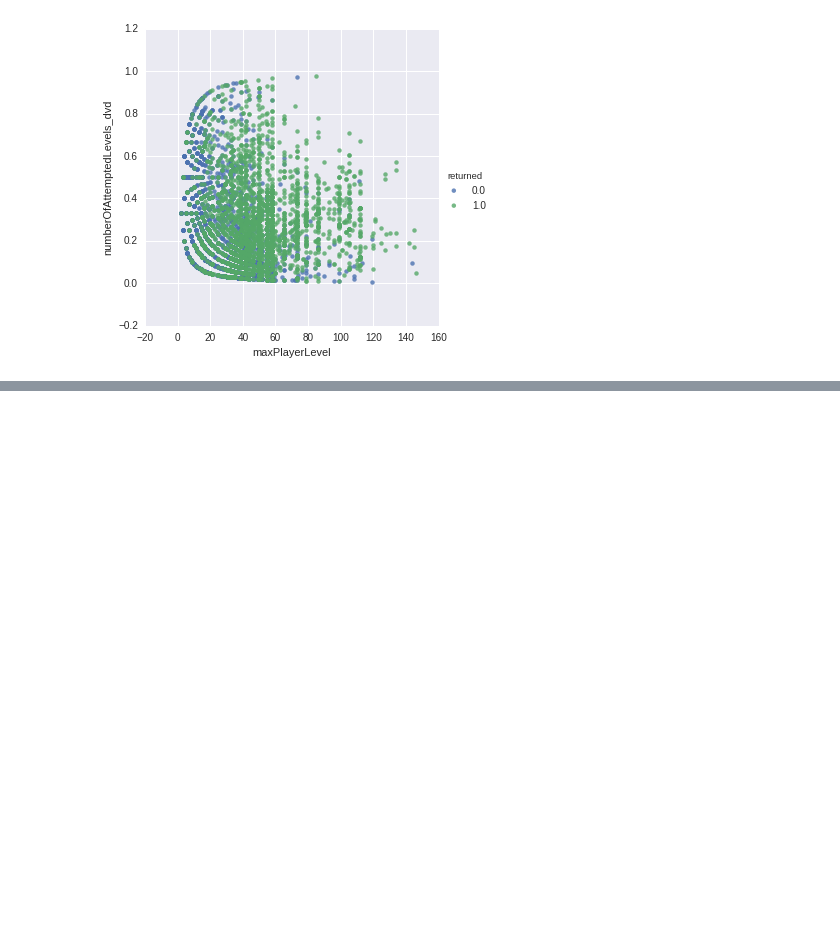
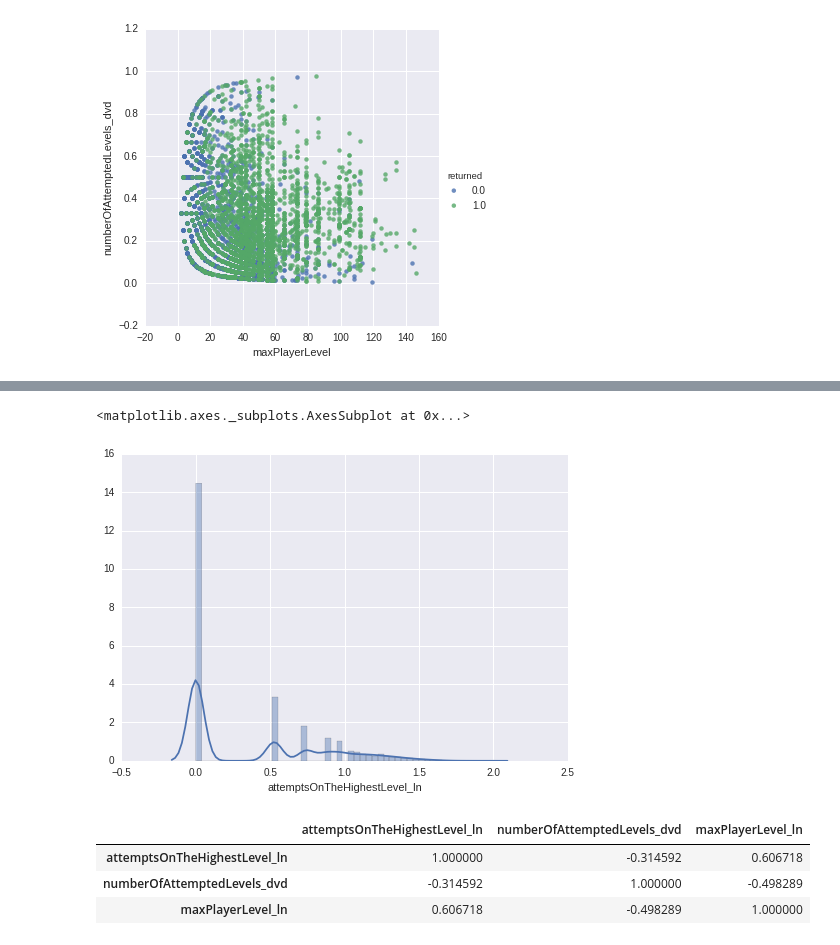
Before and after one commit to oneunreadmail/ragequit, a Jupyter notebook: playing_with_data.ipynb, the cells around one changed output, grey strips where cells are left out. Cells and saved outputs as stored; diff of their text form; code cells hidden in the pictures; blank space fills up the shorter version.

```diff
--- a/playing_with_data.ipynb
+++ b/playing_with_data.ipynb
@@ -183,0 +197,17 @@ ValueError: operands could not be broadcast together with shapes (180880,) (16,)
+# %%
+# ну понятно, все пробуют по одному разу, 75% не больше трех, а один еблан пробовал аж 365
+# по этому распределению снова плачет логарифм
+
+xytte["attemptsOnTheHighestLevel_ln"] = np.log(xytte["attemptsOnTheHighestLevel"])
+sns.distplot(xytte["attemptsOnTheHighestLevel_ln"])
+# %% [output]
+<matplotlib.axes._subplots.AxesSubplot at 0x...>
+[figure, added]
+# %%
+# кроме того, интересно посмотреть корреляцию с прошлыми столбцами
+xytte[["attemptsOnTheHighestLevel_ln", "numberOfAttemptedLevels_dvd", "maxPlayerLevel_ln"]].corr()
+# %% [output]
+|  | attemptsOnTheHighestLevel_ln | numberOfAttemptedLevels_dvd | maxPlayerLevel_ln |
+| attemptsOnTheHighestLevel_ln | 1.000000 | -0.314592 | 0.606718 |
+| numberOfAttemptedLevels_dvd | -0.314592 | 1.000000 | -0.498289 |
+| maxPlayerLevel_ln | 0.606718 | -0.498289 | 1.000000 |
```
Also changed, not shown: parts of 8 cells of this notebook, 6 other files.
